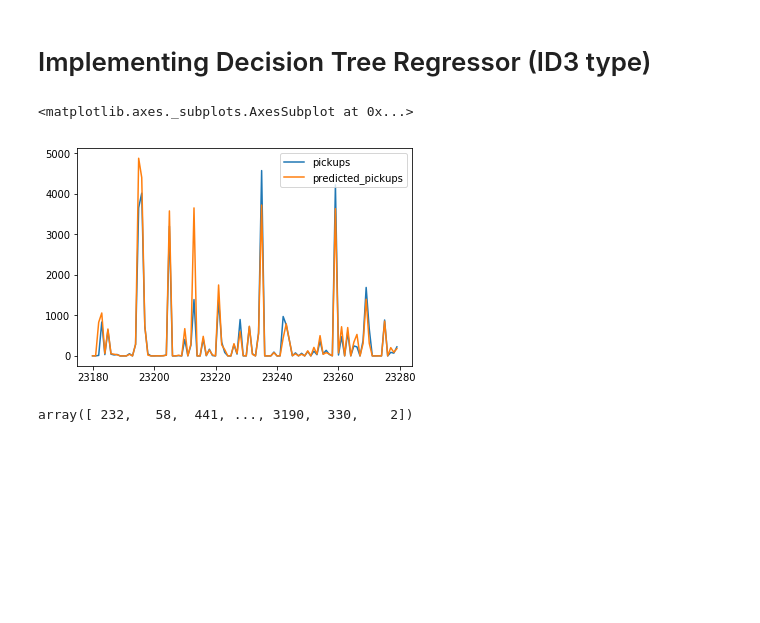
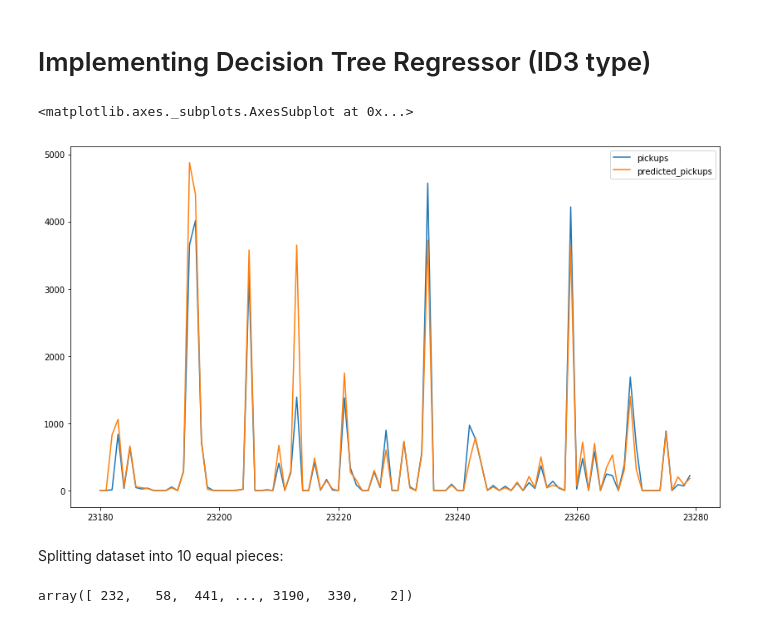
Before and after one commit to muchiNoChi/uberAnalysis, a Jupyter notebook: Uber_pickups_decision_tree_regressor.ipynb, the cells around one changed output. Cells and saved outputs as stored; diff of their text form; code cells hidden in the pictures; blank space fills up the shorter version.

```diff
--- a/Uber_pickups_decision_tree_regressor.ipynb
+++ b/Uber_pickups_decision_tree_regressor.ipynb
@@ -86,11 +82,3 @@ Splitting dataset into 10 equal pieces:
-# %%
-X_copy = pd.DataFrame(X_prepared, copy=True)
-subsets = []
-amount = int(len(X_copy) / 10)
-
-for x in range(0, 10):
-    subsets.append(X_copy.sample(n=amount))
-    X_copy.drop(subsets[x].index, inplace=True)
 # %% [markdown]
 # Implementing Decision Tree Regressor (ID3 type)
 # %%
@@ -217,7 +205,9 @@ train_predicted = dt.predict(X_prepared)
 # %%
 res = pd.DataFrame([Y_data['pickups'], pd.Series(train_predicted, name='predicted_pickups')]).T
 res = res[-100:]
-res.plot()
+res.plot(figsize=(14,8))
 # %% [output]
 <matplotlib.axes._subplots.AxesSubplot at 0x...>
-[figure, old version]
+[figure, new version]
+# %% [markdown]
+Splitting dataset into 10 equal pieces:
```
Also changed, not shown: parts of 3 cells of this notebook.
